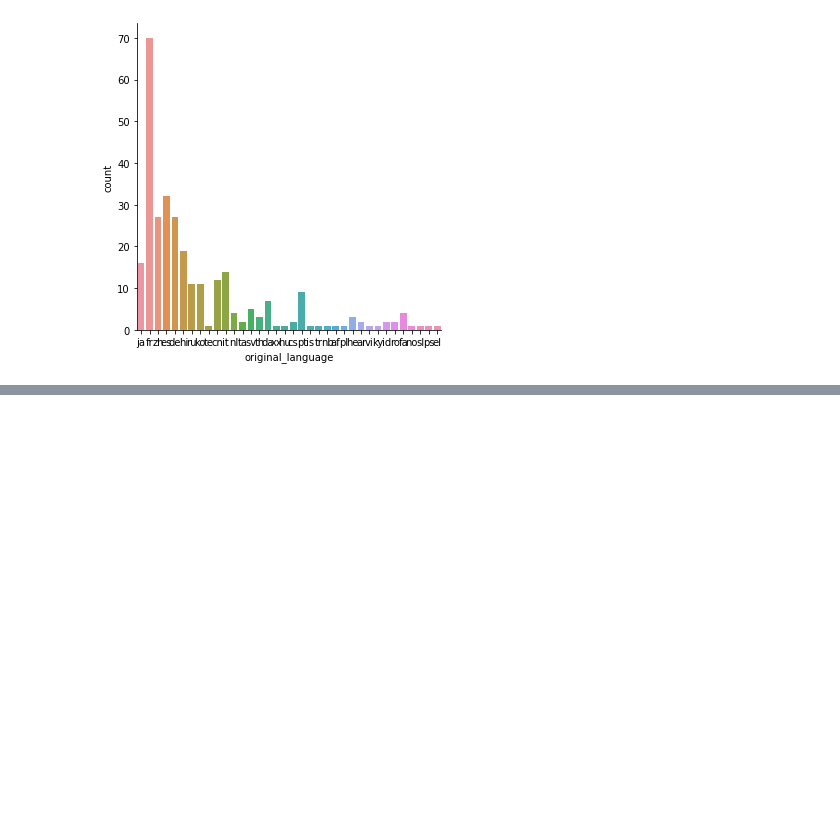
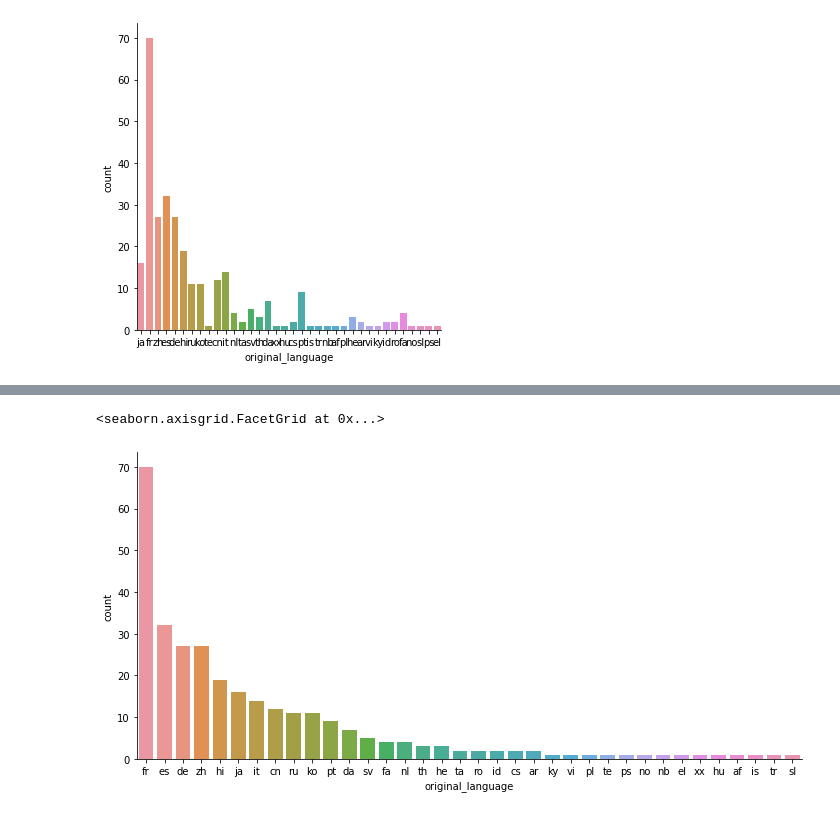
Before and after one commit to brunon-dev/intro-data-science, a Jupyter notebook: IntroDataScience.ipynb, the cells around one changed output, grey strips where cells are left out. Cells and saved outputs as stored; diff of their text form; code cells hidden in the pictures; blank space fills up the shorter version.

```diff
--- a/IntroDataScience.ipynb
+++ b/IntroDataScience.ipynb
@@ -320,0 +327,11 @@ sns.catplot(x="original_language", kind="count", data=filmes_sem_lingua_original
+# %%
+#define a ordenacao usando a serie que tras as linguas diferentes de ingles, usando então o value_count e o index
+total_filmes_sem_lingua_original_em_ingles = filmes_sem_lingua_original_em_ingles.original_language.value_counts()
+sns.catplot(x="original_language",
+            kind="count",
+            data=filmes_sem_lingua_original_em_ingles,
+            aspect=2,
+            order=total_filmes_sem_lingua_original_em_ingles.index)
+# %% [output]
+<seaborn.axisgrid.FacetGrid at 0x...>
+[figure, added]
```
Also changed, not shown: parts of 2 cells of this notebook.
